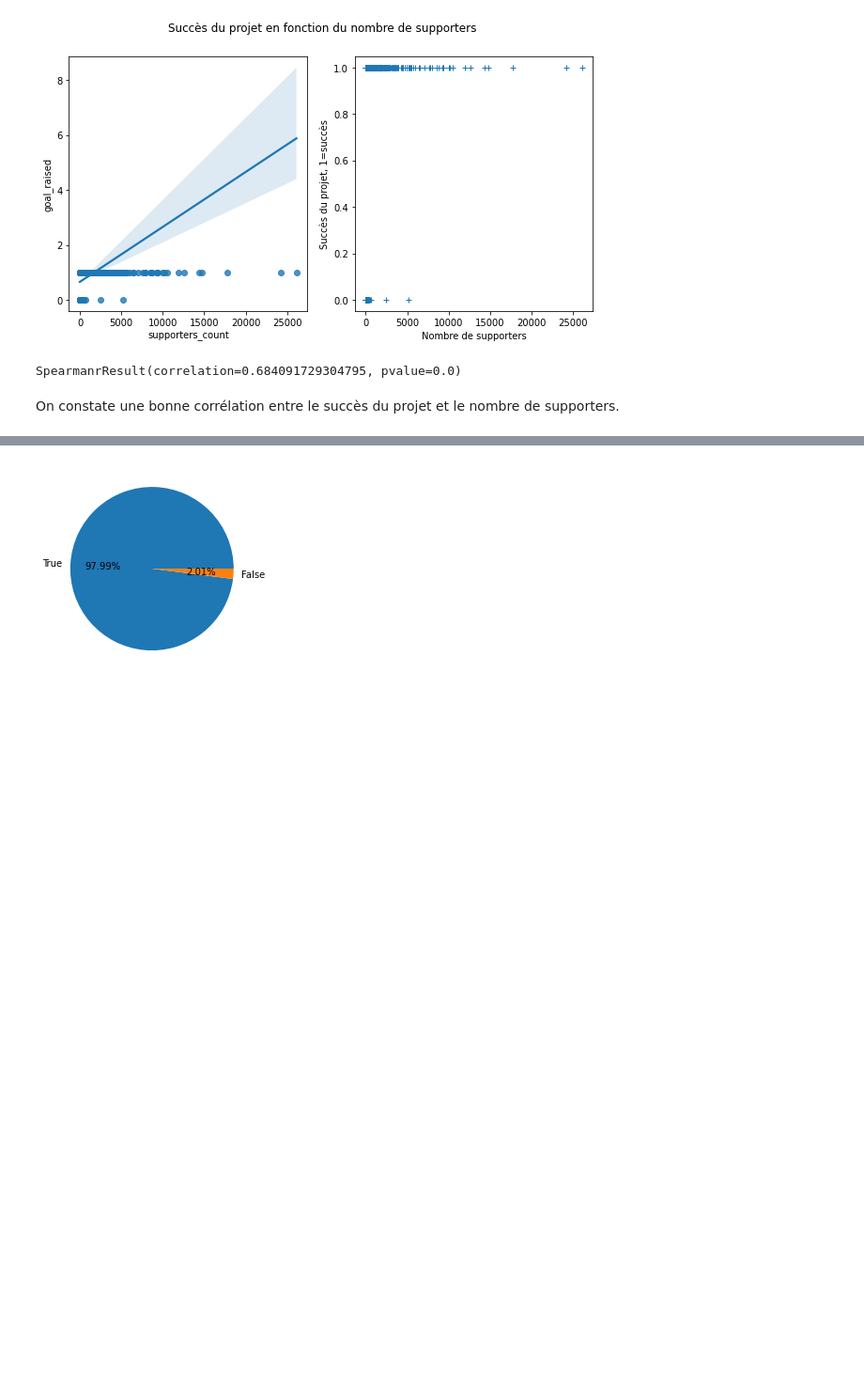
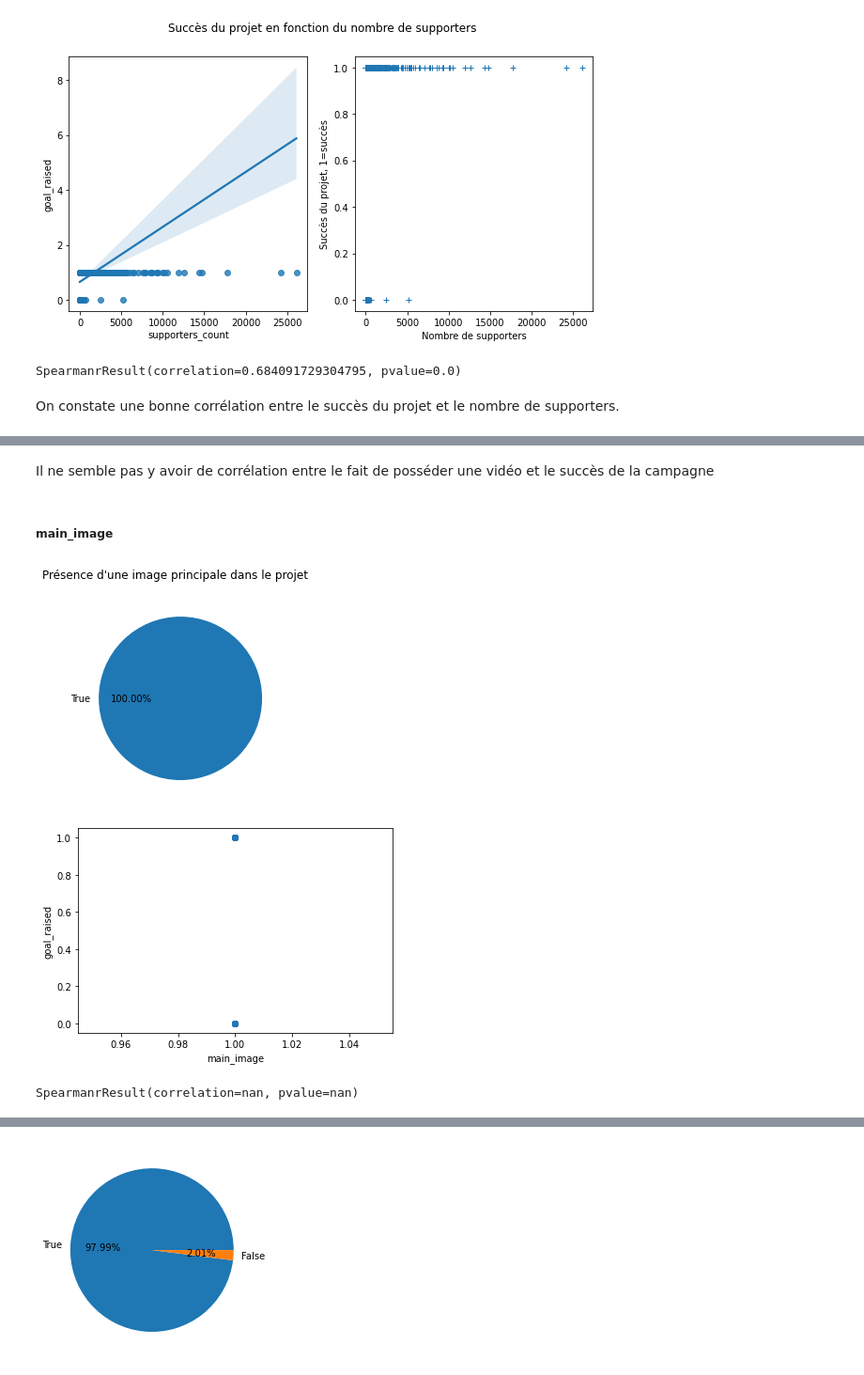
Before and after one commit to sercansen/dasci_ulule, a Jupyter notebook: Stats_descriptives_Ulule.ipynb, the cells around one changed output, grey strips where cells are left out. Shown at 94% size. Drawn from its saved outputs; the diff is of its cells as text; code cells hidden in the pictures; blank space fills up the shorter version.

```diff
--- a/Stats_descriptives_Ulule.ipynb
+++ b/Stats_descriptives_Ulule.ipynb
@@ -356,0 +402,16 @@ On constate une bonne corrélation entre le succès du projet et le nombre de su
+# %% [markdown]
+Il ne semble pas y avoir de corrélation entre le fait de posséder une vidéo et le succès de la campagne
+# %% [markdown]
+##### main_image
+# %%
+pie_feature("main_image", "Présence d'une image principale dans le projet")
+
+plt.figure()
+sns.regplot(x="main_image", y="goal_raised", data=data)
+plt.show()
+
+spearmanr(data['goal_raised'], data['main_image'])
+# %% [output]
+[figure, added]
+[figure, added]
+SpearmanrResult(correlation=nan, pvalue=nan)
```
Also changed, not shown: parts of 20 cells of this notebook.
